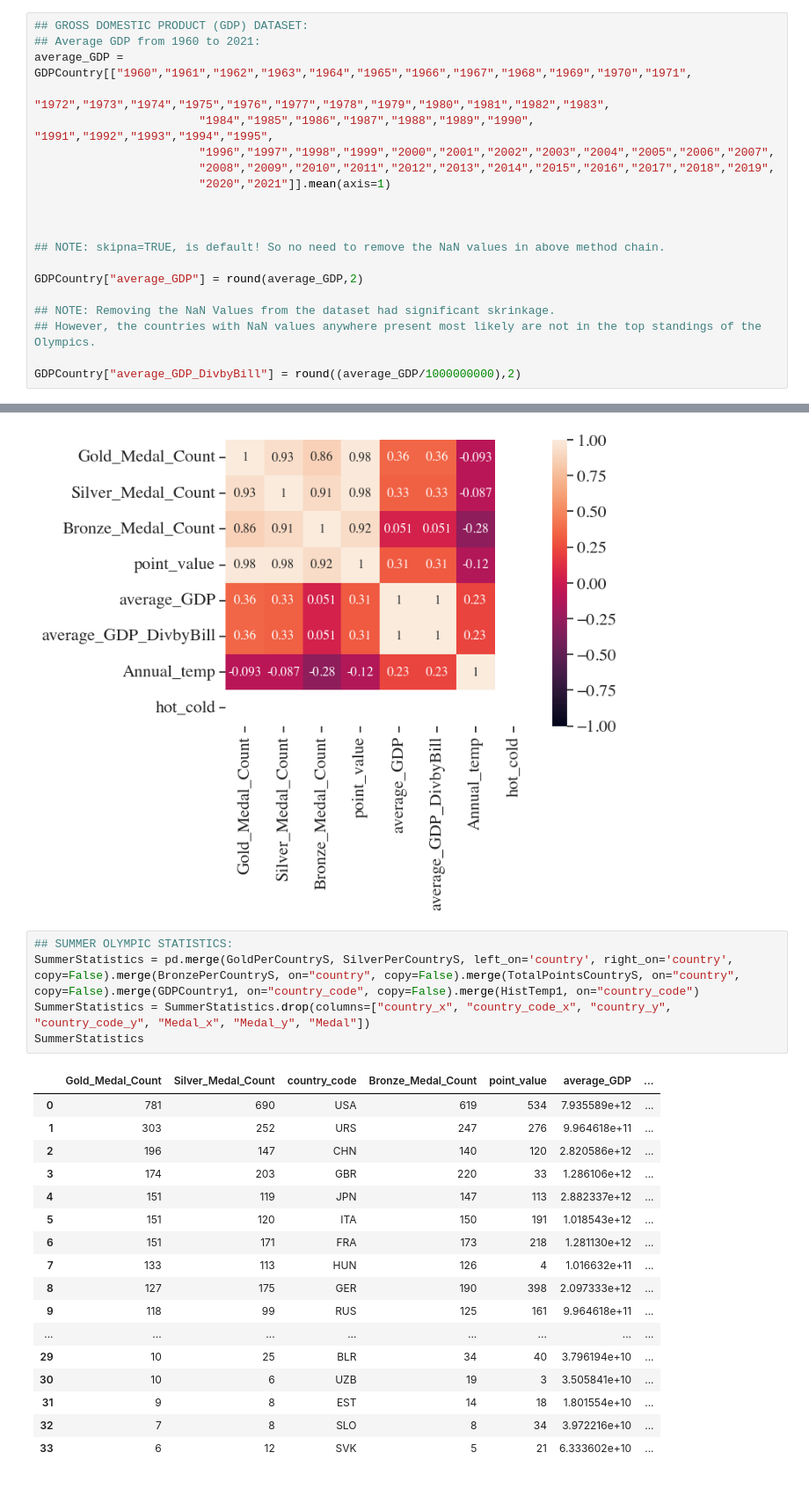
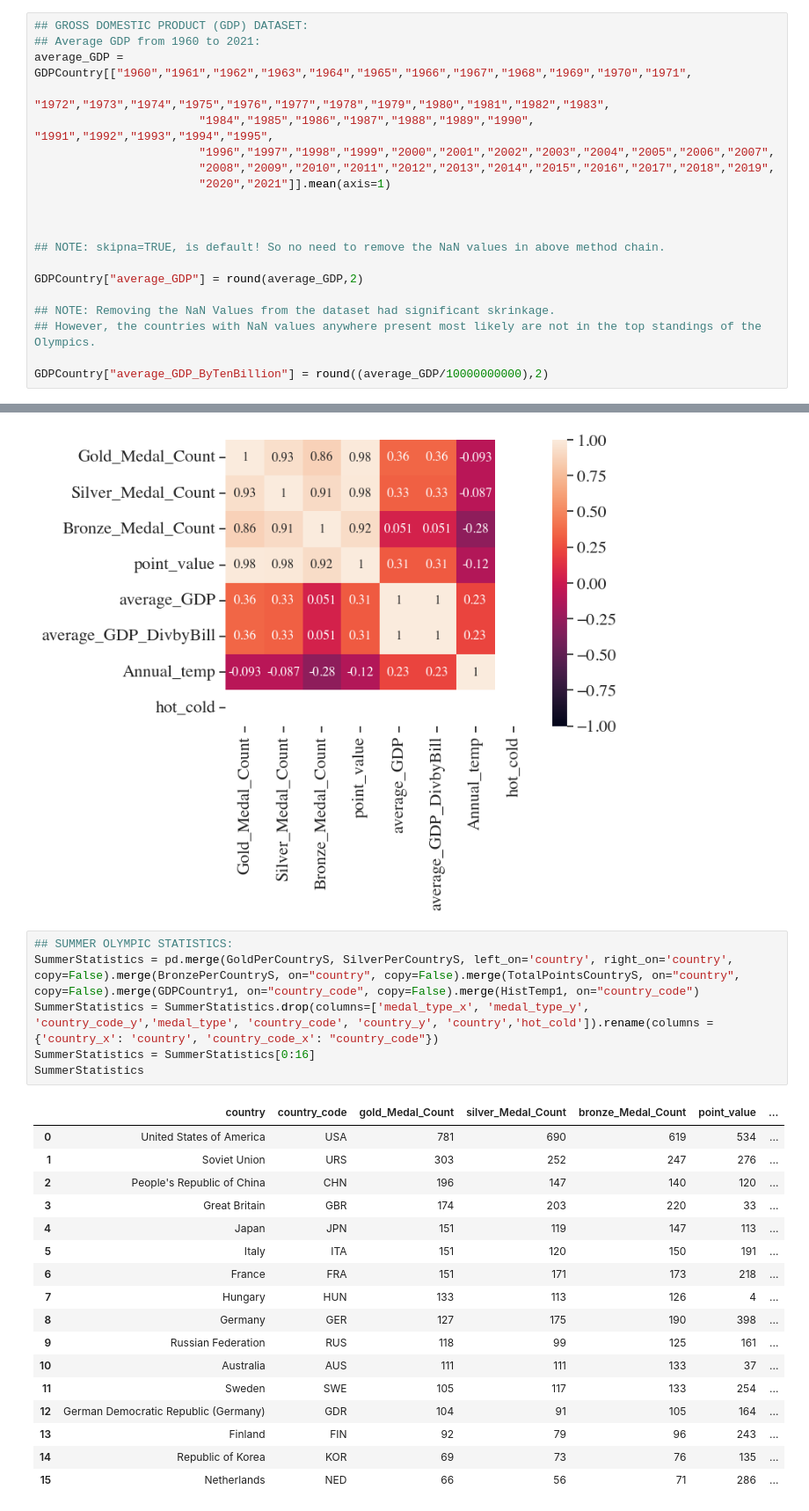
Before and after one commit to ubco-W2022T2-data301/project-group-group17, a Jupyter notebook: analysis/notebooks/analysis_cynthia.ipynb, the cells around one changed output, grey strips where cells are left out. Shown at 88% size. Saved outputs shown, nothing was run; the diff lists cells and outputs as text.

```diff
--- a/analysis/notebooks/analysis_cynthia.ipynb
+++ b/analysis/notebooks/analysis_cynthia.ipynb
@@ -152,7 +169,7 @@ GDPCountry["average_GDP"] = round(average_GDP,2)
 ## NOTE: Removing the NaN Values from the dataset had significant skrinkage.
 ## However, the countries with NaN values anywhere present most likely are not in the top standings of the Olympics.
 
-GDPCountry["average_GDP_DivbyBill"] = round((average_GDP/1000000000),2)
+GDPCountry["average_GDP_ByTenBillion"] = round((average_GDP/10000000000),2)
 # %%
 ## GROSS DOMESTIC PRODUCT (GDP) DATASET:
 ## Method Chaining: Drop columns
@@ -716,26 +677,27 @@ None
 # %%
 ## SUMMER OLYMPIC STATISTICS:
 SummerStatistics = pd.merge(GoldPerCountryS, SilverPerCountryS, left_on='country', right_on='country', copy=False).merge(BronzePerCountryS, on="country", copy=False).merge(TotalPointsCountryS, on="country", copy=False).merge(GDPCountry1, on="country_code", copy=False).merge(HistTemp1, on="country_code")
-SummerStatistics = SummerStatistics.drop(columns=["country_x", "country_code_x", "country_y", "country_code_y", "Medal_x", "Medal_y", "Medal"])
+SummerStatistics = SummerStatistics.drop(columns=['medal_type_x', 'medal_type_y', 'country_code_y','medal_type', 'country_code', 'country_y', 'country','hot_cold']).rename(columns = {'country_x': 'country', 'country_code_x': "country_code"})
+SummerStatistics = SummerStatistics[0:16]
 SummerStatistics
 # %% [output]
-|  | Gold_Medal_Count | Silver_Medal_Count | country_code | Bronze_Medal_Count | point_value | average_GDP | ... |
-| 0 | 781 | 690 | USA | 619 | 534 | 7.935589e+12 | ... |
-| 1 | 303 | 252 | URS | 247 | 276 | 9.964618e+11 | ... |
-| 2 | 196 | 147 | CHN | 140 | 120 | 2.820586e+12 | ... |
-| 3 | 174 | 203 | GBR | 220 | 33 | 1.286106e+12 | ... |
-| 4 | 151 | 119 | JPN | 147 | 113 | 2.882337e+12 | ... |
-| 5 | 151 | 120 | ITA | 150 | 191 | 1.018543e+12 | ... |
-| 6 | 151 | 171 | FRA | 173 | 218 | 1.281130e+12 | ... |
-| 7 | 133 | 113 | HUN | 126 | 4 | 1.016632e+11 | ... |
-| 8 | 127 | 175 | GER | 190 | 398 | 2.097333e+12 | ... |
-| 9 | 118 | 99 | RUS | 125 | 161 | 9.964618e+11 | ... |
-| ... | ... | ... | ... | ... | ... | ... | ... |
-| 29 | 10 | 25 | BLR | 34 | 40 | 3.796194e+10 | ... |
-| 30 | 10 | 6 | UZB | 19 | 3 | 3.505841e+10 | ... |
-| 31 | 9 | 8 | EST | 14 | 18 | 1.801554e+10 | ... |
-| 32 | 7 | 8 | SLO | 8 | 34 | 3.972216e+10 | ... |
-| 33 | 6 | 12 | SVK | 5 | 21 | 6.333602e+10 | ... |
+|  | country | country_code | gold_Medal_Count | silver_Medal_Count | bronze_Medal_Count | point_value | ... |
+| 0 | United States of America | USA | 781 | 690 | 619 | 534 | ... |
+| 1 | Soviet Union | URS | 303 | 252 | 247 | 276 | ... |
+| 2 | People's Republic of China | CHN | 196 | 147 | 140 | 120 | ... |
+| 3 | Great Britain | GBR | 174 | 203 | 220 | 33 | ... |
+| 4 | Japan | JPN | 151 | 119 | 147 | 113 | ... |
+| 5 | Italy | ITA | 151 | 120 | 150 | 191 | ... |
+| 6 | France | FRA | 151 | 171 | 173 | 218 | ... |
+| 7 | Hungary | HUN | 133 | 113 | 126 | 4 | ... |
+| 8 | Germany | GER | 127 | 175 | 190 | 398 | ... |
+| 9 | Russian Federation | RUS | 118 | 99 | 125 | 161 | ... |
+| 10 | Australia | AUS | 111 | 111 | 133 | 37 | ... |
+| 11 | Sweden | SWE | 105 | 117 | 133 | 254 | ... |
+| 12 | German Democratic Republic (Germany) | GDR | 104 | 91 | 105 | 164 | ... |
+| 13 | Finland | FIN | 92 | 79 | 96 | 243 | ... |
+| 14 | Republic of Korea | KOR | 69 | 73 | 76 | 135 | ... |
+| 15 | Netherlands | NED | 66 | 56 | 71 | 286 | ... |
 # %%
 ## ANALYSIS:
 SummerStatistics.corr()
```
Also changed, not shown: parts of 47 cells of this notebook.
